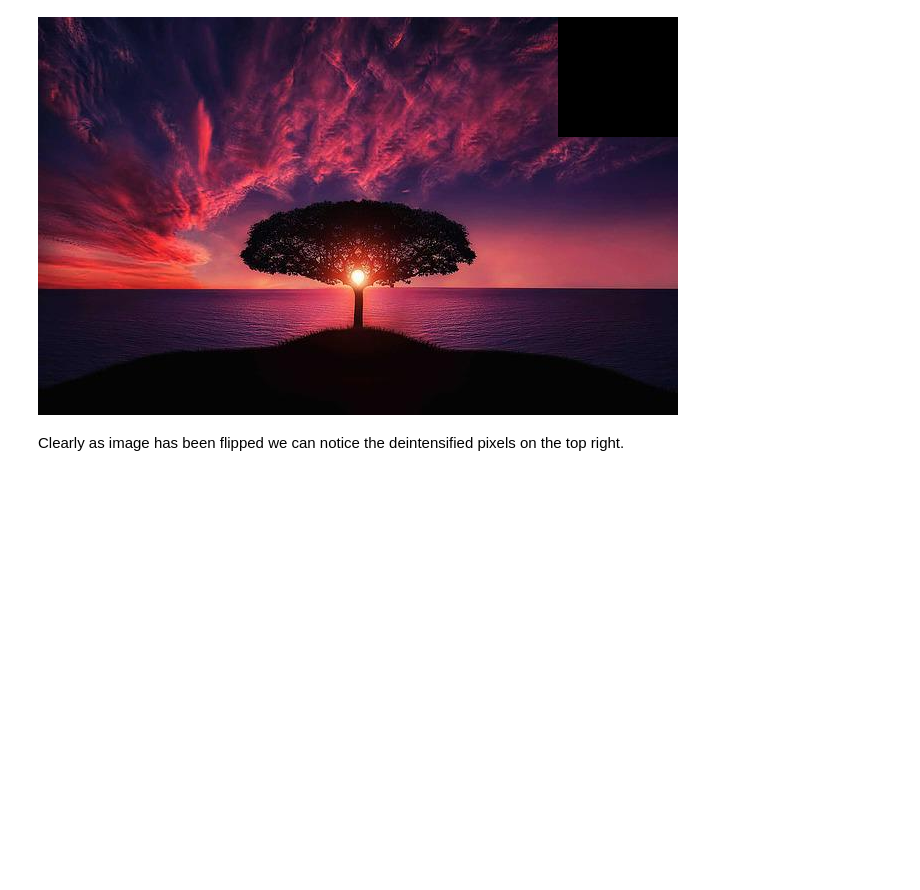
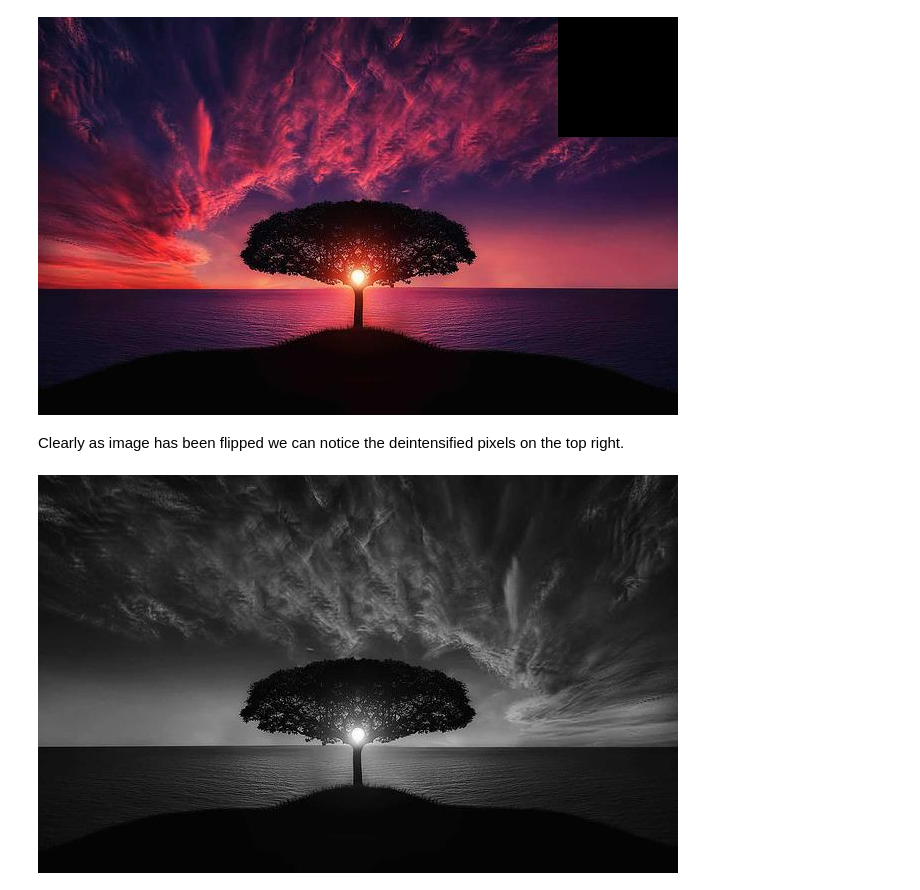
Before and after one commit to KaishvaShah/EE610_ImageProcessing, a Jupyter notebook: Assignment1.ipynb, the cells around one changed output. Drawn from its saved outputs; the diff is of its cells as text; code cells hidden in the pictures; blank space fills up the shorter version.

```diff
--- a/Assignment1.ipynb
+++ b/Assignment1.ipynb
@@ -94,3 +94,8 @@ cv2_imshow(cv2.flip(img,1))
 [figure]
 # %% [markdown]
 Clearly as image has been flipped we can notice the deintensified pixels on the top right.
+# %%
+img1 = cv2.imread('/content/tree.jpg',0)
+cv2_imshow(img1)
+# %% [output]
+[figure, added]
```
Also changed, not shown: parts of 3 cells of this notebook.
